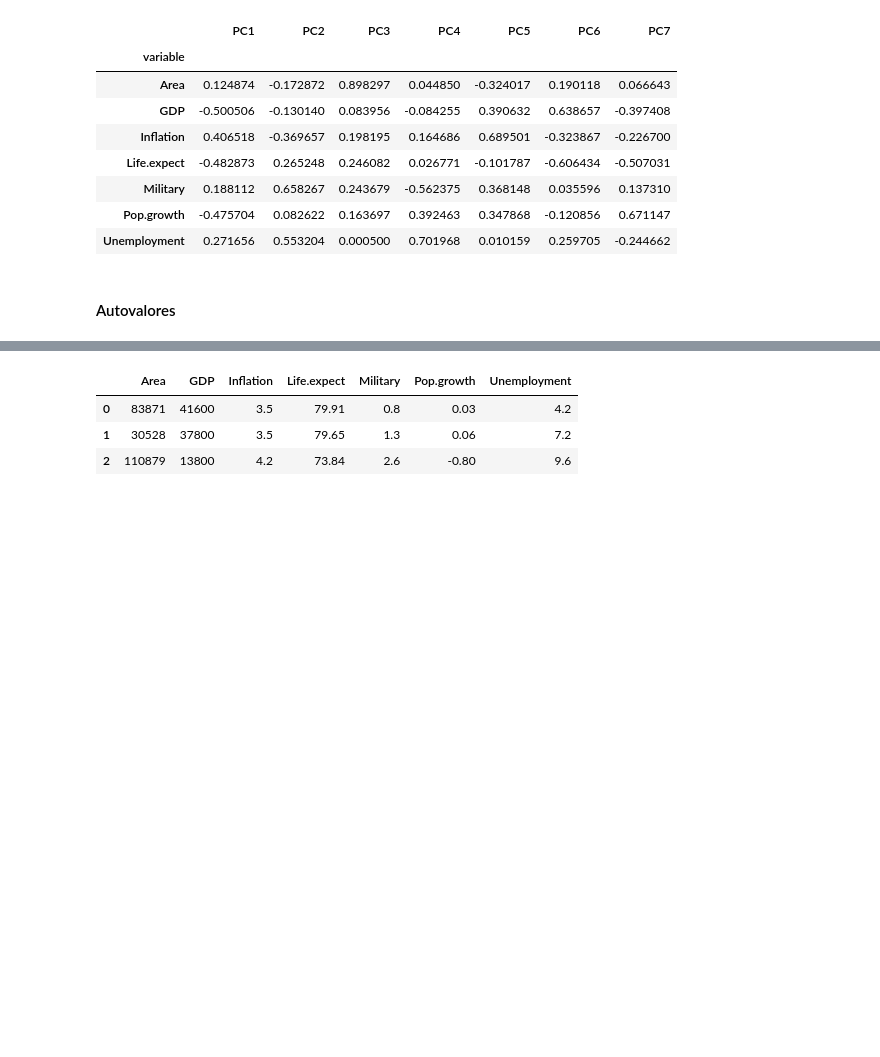
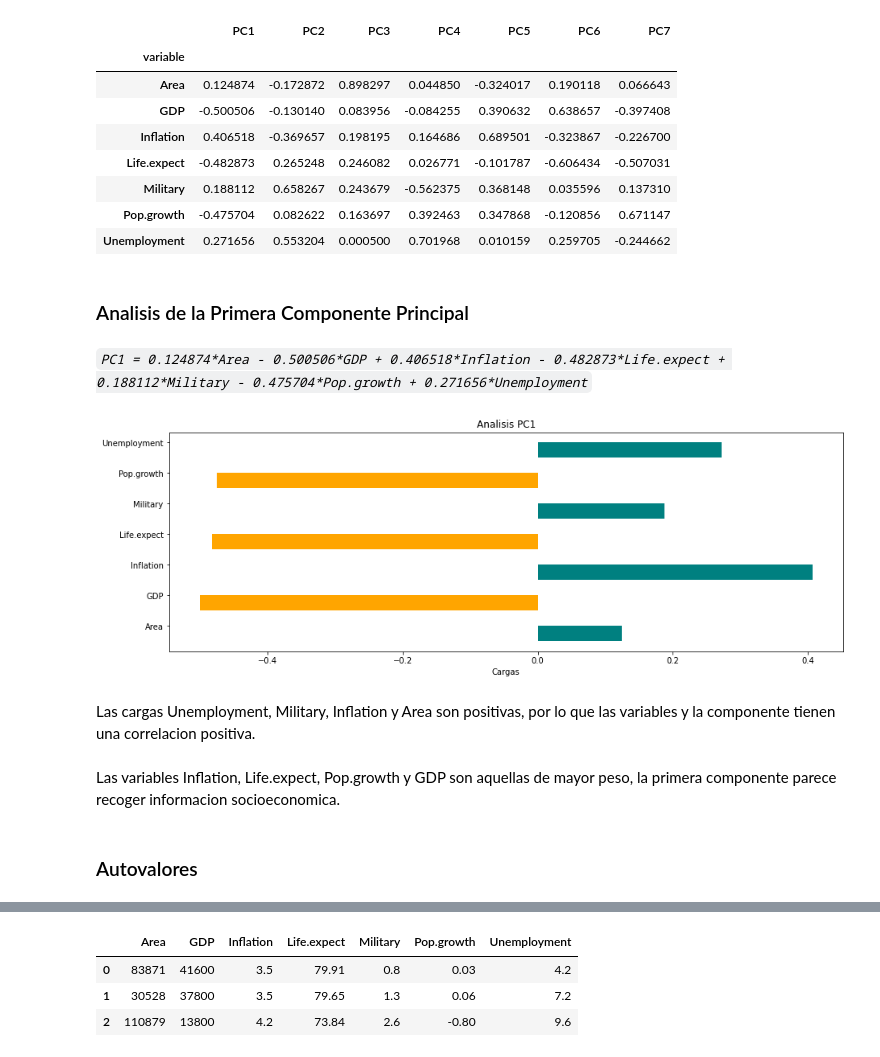
Before and after one commit to LucasCatolino/TP_SIA, a Jupyter notebook: Componentes principales/PCA.ipynb, the cells around one changed output, grey strips where cells are left out. Saved outputs shown, nothing was run; the diff lists cells and outputs as text; code cells hidden in the pictures; blank space fills up the shorter version.

```diff
--- a/Componentes principales/PCA.ipynb
+++ b/Componentes principales/PCA.ipynb
@@ -98,8 +111,48 @@ loadings_df
 | Military | 0.188112 | 0.658267 | 0.243679 | -0.562375 | 0.368148 | 0.035596 | 0.137310 |
 | Pop.growth | -0.475704 | 0.082622 | 0.163697 | 0.392463 | 0.347868 | -0.120856 | 0.671147 |
 | Unemployment | 0.271656 | 0.553204 | 0.000500 | 0.701968 | 0.010159 | 0.259705 | -0.244662 |
+# %% [markdown]
+### Analisis de la Primera Componente Principal
+# %% [markdown]
+*`PC1 = 0.124874*Area - 0.500506*GDP + 0.406518*Inflation - 0.482873*Life.expect + 0.188112*Military - 0.475704*Pop.growth + 0.271656*Unemployment`*
+# %%
+import numpy as np
+import matplotlib.pyplot as plt
+
+a = loadings_df['PC1']
+
+x = list(a.index)
+y = list(a)
+
+fig, ax = plt.subplots(figsize=(15,5))
+width = 0.5 # the width of the bars
+ind = np.arange(len(y))  # the x locations for the groups
+
+cc=['colors']*len(y)
+for n,val in enumerate(y):
+    if val<0:
+        cc[n]='orange'
+    elif val>=0:
+        cc[n]='teal'
+
+#ax.barh(ind, y, width, color="blue")
+ax.barh(ind, y, width, color=cc)
+
+ax.set_yticks(ind+width/2)
+ax.set_yticklabels(x, minor=False)
+
+
+plt.title('Analisis PC1')
+plt.xlabel('Cargas')
+plt.show()
+# %% [output]
+[figure, added]
+# %% [markdown]
+Las cargas Unemployment, Military, Inflation y Area son positivas, por lo que las variables y la componente tienen una correlacion positiva.
+# %% [markdown]
+Las variables Inflation, Life.expect, Pop.growth y GDP son aquellas de mayor peso, la primera componente parece recoger informacion socioeconomica.
 # %% [markdown]
-#### Autovalores
+### Autovalores
 # %%
 # get eigenvalues (variance explained by each PC)
 pca_out.explained_variance_
```
Also changed, not shown: parts of 14 cells of this notebook, 2 other files.
